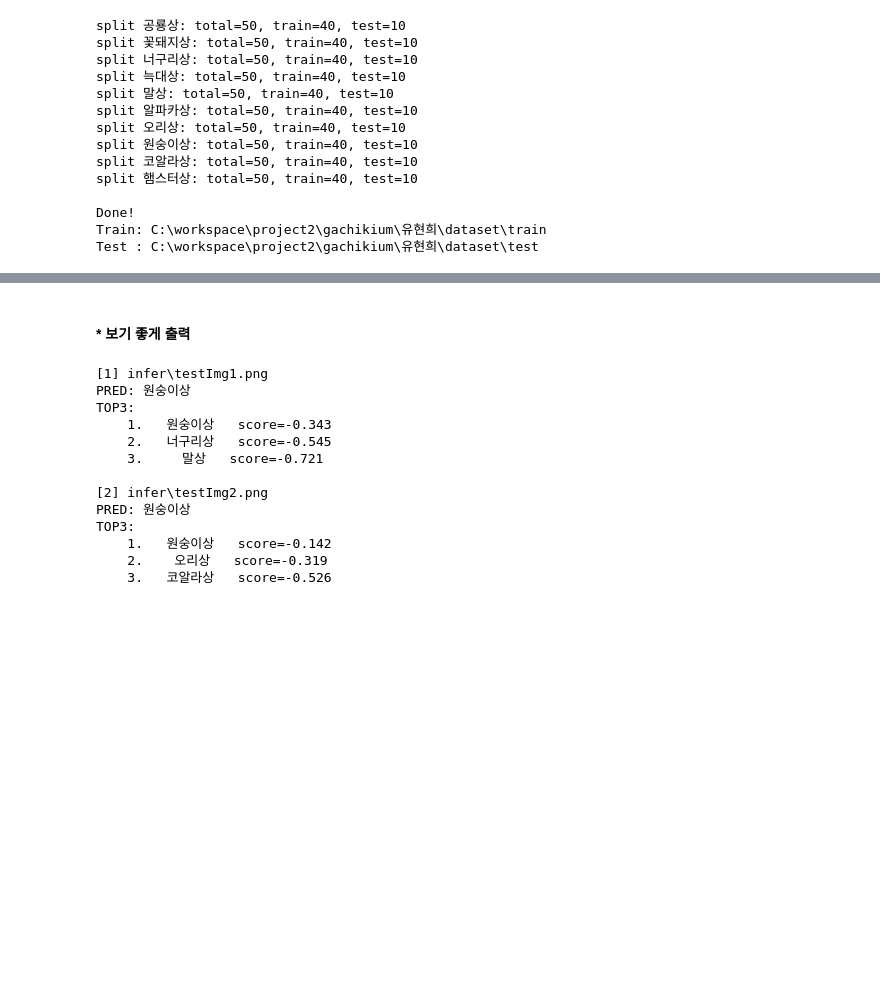
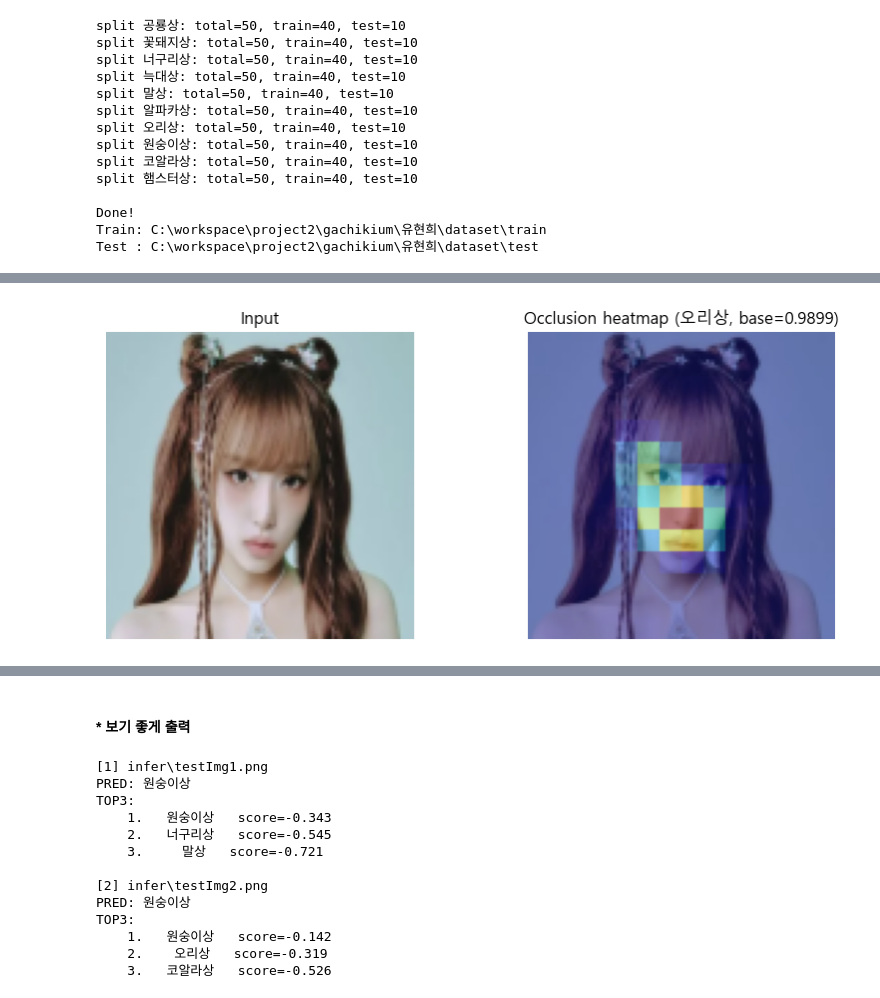
Before and after one commit to Potenup3DeepLearning/gachikium, a Jupyter notebook: 유현희/동물상_이미지_수집.ipynb, the cells around one changed output, grey strips where cells are left out. Cells and saved outputs as stored; diff of their text form; code cells hidden in the pictures; blank space fills up the shorter version.

```diff
--- a/유현희/동물상_이미지_수집.ipynb
+++ b/유현희/동물상_이미지_수집.ipynb
@@ -498,0 +655,90 @@ classification_report:
+# %%
+from pathlib import Path
+import matplotlib.pyplot as plt
+
+img_path = Path("./infer/testImg1.png")  # 필요시 변경
+
+aligned = imread_unicode(img_path)
+if aligned is None:
+    raise RuntimeError(f"이미지 읽기 실패: {img_path.resolve()}")
+
+if aligned.shape[:2] != (112, 112):
+    aligned = cv2.resize(aligned, (112, 112), interpolation=cv2.INTER_AREA)
+
+def get_class_score(model, emb_512, class_index: int):
+    x = emb_512.reshape(1, -1)
+
+    if hasattr(model, "predict_proba"):
+        return float(model.predict_proba(x)[0, class_index])
+
+    if hasattr(model, "decision_function"):
+        scores = np.asarray(model.decision_function(x))
+        if scores.ndim == 1:
+            return float(scores[class_index] if scores.shape[0] > 1 else scores[0])
+        return float(scores[0, class_index])
+
+    pred = model.predict(x)[0]
+    return float(pred == class_index)
+
+emb0 = get_embedding_112_bgr(aligned)
+
+if hasattr(final_model, "predict_proba"):
+    probs = final_model.predict_proba(emb0.reshape(1, -1))[0]
+    pred_idx = int(np.argmax(probs))
+    base_score = float(probs[pred_idx])
+else:
+    scores = np.asarray(final_model.decision_function(emb0.reshape(1, -1)))
+    if scores.ndim == 1:
+        pred_idx = int(np.argmax(scores))
+        base_score = float(scores[pred_idx] if scores.shape[0] > 1 else scores[0])
+    else:
+        pred_idx = int(np.argmax(scores[0]))
+        base_score = float(scores[0, pred_idx])
+
+pred_name = classes[pred_idx]
+print("Predicted:", pred_name)
+
+patch = 16
+stride = 8
+mask_value = 0
+
+H, W = aligned.shape[:2]
+heat = np.zeros((H, W), dtype=np.float32)
+count = np.zeros((H, W), dtype=np.float32)
+
+for y0 in range(0, H - patch + 1, stride):
+    for x0 in range(0, W - patch + 1, stride):
+        masked = aligned.copy()
+        masked[y0:y0+patch, x0:x0+patch] = mask_value
+
+        emb = get_embedding_112_bgr(masked)
+        score = get_class_score(final_model, emb, pred_idx)
+
+        drop = base_score - score
+        heat[y0:y0+patch, x0:x0+patch] += drop
+        count[y0:y0+patch, x0:x0+patch] += 1.0
+
+heat = heat / np.maximum(count, 1e-6)
+heat = heat - heat.min()
+if heat.max() > 0:
+    heat = heat / heat.max()
+
+img_rgb = cv2.cvtColor(aligned, cv2.COLOR_BGR2RGB)
+heat_u8 = (heat * 255).astype(np.uint8)
+heat_color = cv2.applyColorMap(heat_u8, cv2.COLORMAP_JET)
+heat_color = cv2.cvtColor(heat_color, cv2.COLOR_BGR2RGB)
+overlay = cv2.addWeighted(img_rgb, 0.6, heat_color, 0.4, 0)
+
+plt.figure(figsize=(10, 4))
+plt.subplot(1, 2, 1)
+plt.title("Input")
+plt.axis("off")
+plt.imshow(img_rgb)
+
+plt.subplot(1, 2, 2)
+plt.title(f"Occlusion heatmap ({pred_name}, base={base_score:.4f})")
+plt.axis("off")
+plt.imshow(overlay)
+
+plt.show()
+# %% [output]
@@ -498,0 +746 @@ classification_report:
+[figure, added]
```
Also changed, not shown: parts of 52 cells of this notebook.
